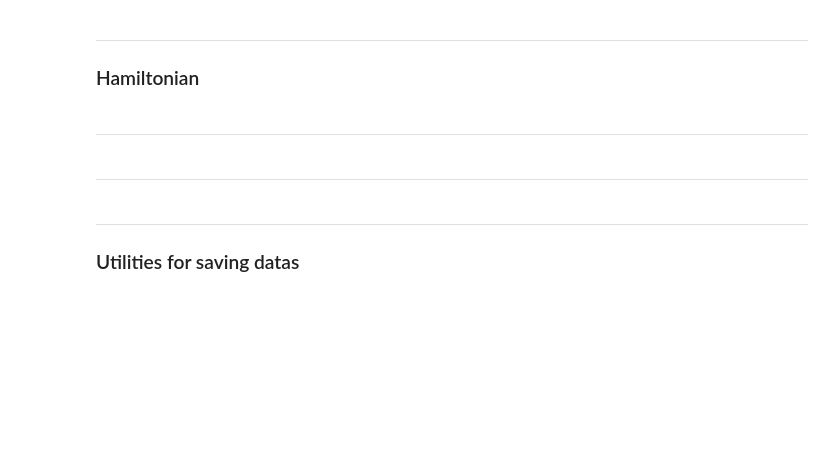
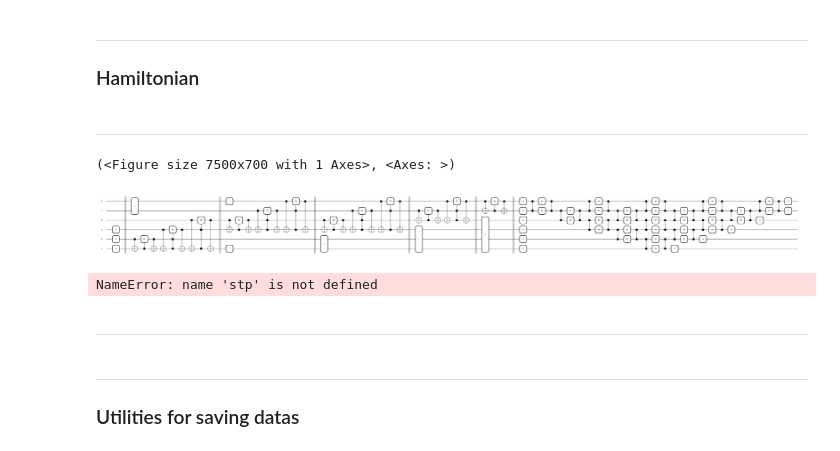
Before and after one commit to HeechanYi/VarQITE_for_HEP, a Jupyter notebook: QITE for LHC comb.ipynb, the cells around one changed output. Cells and saved outputs as stored; diff of their text form; code cells hidden in the pictures; blank space fills up the shorter version.

```diff
--- a/QITE for LHC comb.ipynb
+++ b/QITE for LHC comb.ipynb
@@ -192,6 +192,18 @@ def build_hamiltonian(event, ham_type):
     norm_coeff = coeff / norm_term
 
     return qml.Hamiltonian(norm_coeff[1:], ops[1:])
+# %%
+### File path
+lhe_file_path = "/Users/heechanyi/Desktop/QITE Jet Clustering/VarQITE for HEP/Data/tt_bar_6j.lhe.gz"
+
+# Extract 4-momentum data (10000 Events)
+events = lhe_4momenta(lhe_file_path)
+
+#event_idx = np.random.randint(10000)
+event_idx = 447
+event = event_selection(events, event_idx)
+
+ham = build_hamiltonian(event, 'H0')
 # %% [markdown]
 ------
 # %%
@@ -298,25 +322,14 @@ def dicke_state(n, k, wire, barrier = False):
-# %%
-def Ansatz2(qubits, thetas):
-        n_qubits = len(qubits)
-        edges = pyramid_pairs(qubits)
-
-        # Initial Sate Preparation - Dicke State
-        dicke_state(n_qubits, 3, qubits, barrier = True)
-
-        # Hadamard Gates
-        for j in qubits:
-                qml.Hadamard(wires=j)
-
-        i = 0
-        for _, (u, v) in enumerate(edges):
-               qml.CZ(wires = [qubits[u],qubits[v]])
-               qml.RY(thetas[i] , wires = qubits[u])
-               qml.RY(-thetas[i], wires = qubits[v])
-               qml.CZ(wires = [qubits[u],qubits[v]])
-               i += 1
-
-        for j in qubits:
-                qml.Hadamard(wires=j)
+# %%
+qubits = ham.wires
+theta = np.zeros(15)
+qml.draw_mpl(Ansatz2)(qubits, theta)
+# %% [output]
+(<Figure size 7500x700 with 1 Axes>, <Axes: >)
+[figure, added]
+# %%
+stp
+# %% [output]
+NameError: name 'stp' is not defined
 # %% [markdown]
 -----
 # %%
```
Also changed, not shown: parts of 4 cells of this notebook.
